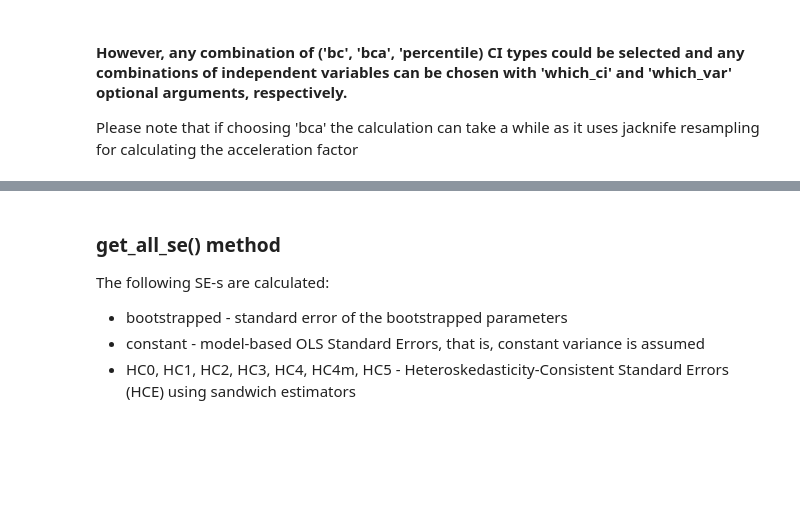
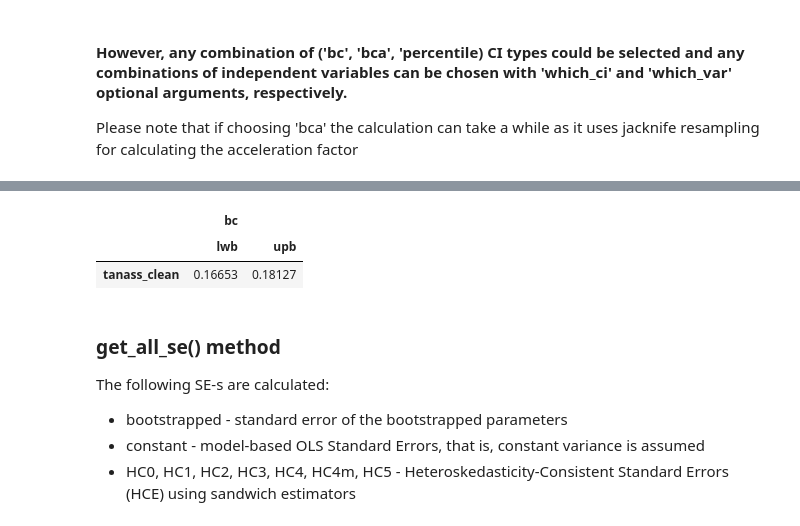
Before and after one commit to pvh95/ols_bootstrap, a Jupyter notebook: demonstration.ipynb, the cells around one changed output, grey strips where cells are left out. Cells and saved outputs as stored; diff of their text form; code cells hidden in the pictures; blank space fills up the shorter version.

```diff
--- a/demonstration.ipynb
+++ b/demonstration.ipynb
@@ -144,3 +144,9 @@ wb_mam.get_ci(which_ci='bca', which_var='tanass_clean')
+# %%
+wb_mam.get_ci(which_ci='bc', which_var='tanass_clean')
+# %% [output]
+|  | bc |  |
+|  | lwb | upb |
+| tanass_clean | 0.16653 | 0.18127 |
 # %% [markdown]
 ### get_all_se() method
 
```
Also changed, not shown: parts of 18 cells of this notebook.
